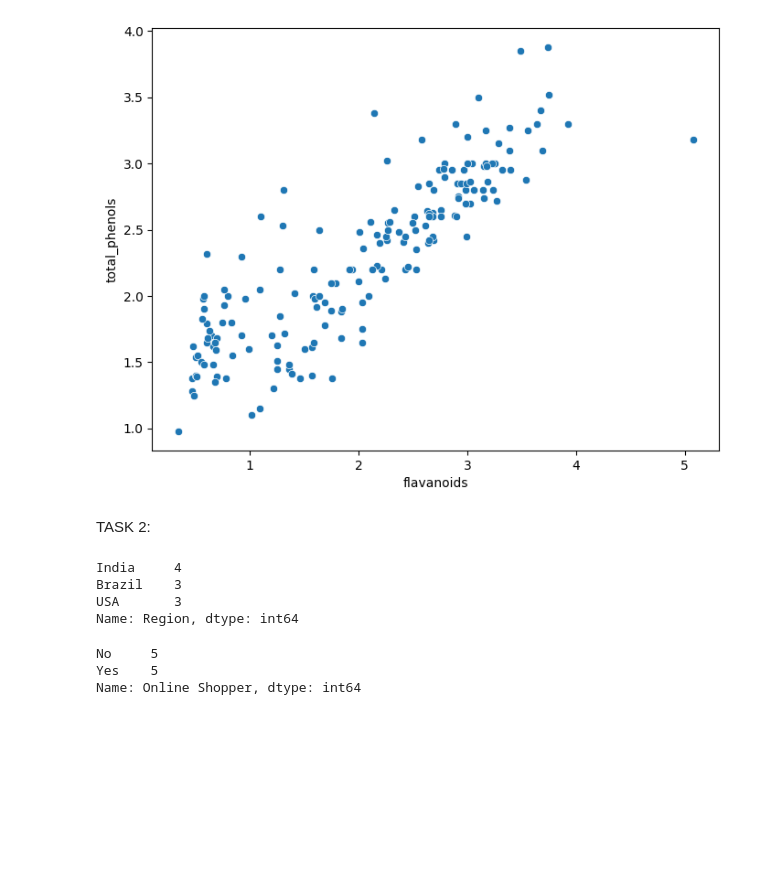
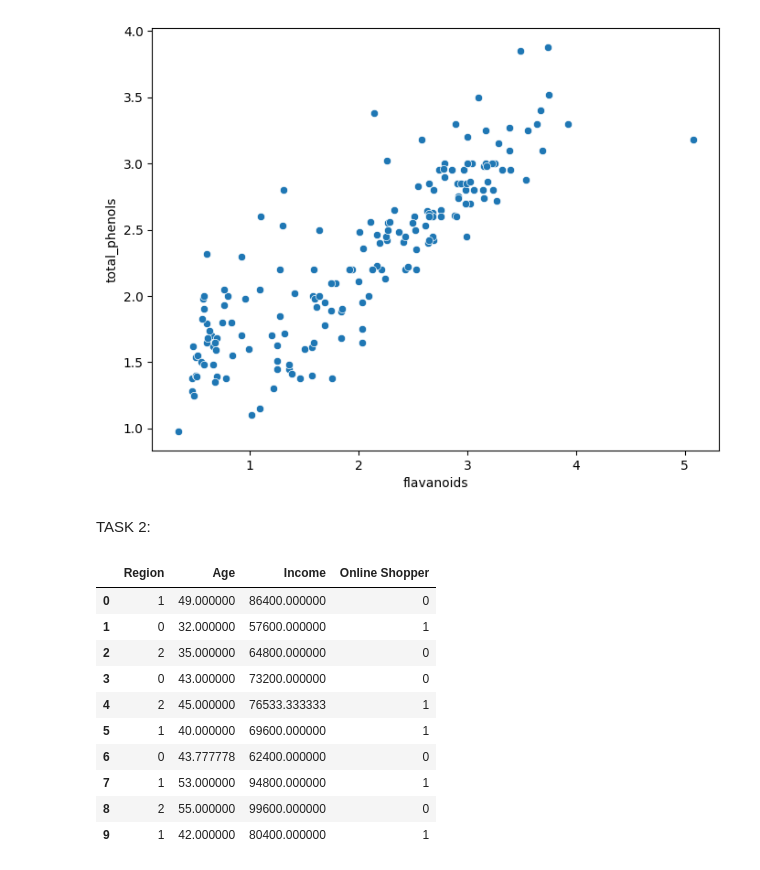
Before and after one commit to arnav-exe/data-mining-assignment-1, a Jupyter notebook: ECS607U_Data_Mining_Assignment_1.ipynb, the cells around one changed output. Drawn from its saved outputs; the diff is of its cells as text; code cells hidden in the pictures; blank space fills up the shorter version.

```diff
--- a/ECS607U_Data_Mining_Assignment_1.ipynb
+++ b/ECS607U_Data_Mining_Assignment_1.ipynb
@@ -179,13 +177,25 @@ USE EITHER LABEL ENCODING OR ONE-HOT ENCODING
-# %%
-income_df["Region"].value_counts()
-# %% [output]
-India     4
-Brazil    3
-USA       3
-Name: Region, dtype: int64
-# %%
-income_df["Online Shopper"].value_counts()
-# %% [output]
-No     5
-Yes    5
-Name: Online Shopper, dtype: int64
+# %%
+# replacing categorical features with numerical features (using label encoding from sklearn.preprocessing):
+label_encoder = LabelEncoder(); # instantiating label encoder
+# %%
+# converting categorical features of "Region" column to numerical features
+label_encoder.fit(income_df["Region"].unique())
+income_df["Region"] = label_encoder.transform(income_df["Region"])
+# %%
+# converting categorical features of "Online Shopper" column to numerical features
+label_encoder.fit(income_df["Online Shopper"].unique())
+income_df["Online Shopper"] = label_encoder.transform(income_df["Online Shopper"])
+# %%
+income_df[:10] #printing results
+# %% [output]
+|  | Region | Age | Income | Online Shopper |
+| 0 | 1 | 49.000000 | 86400.000000 | 0 |
+| 1 | 0 | 32.000000 | 57600.000000 | 1 |
+| 2 | 2 | 35.000000 | 64800.000000 | 0 |
+| 3 | 0 | 43.000000 | 73200.000000 | 0 |
+| 4 | 2 | 45.000000 | 76533.333333 | 1 |
+| 5 | 1 | 40.000000 | 69600.000000 | 1 |
+| 6 | 0 | 43.777778 | 62400.000000 | 0 |
+| 7 | 1 | 53.000000 | 94800.000000 | 1 |
+| 8 | 2 | 55.000000 | 99600.000000 | 0 |
+| 9 | 1 | 42.000000 | 80400.000000 | 1 |
```
Also changed, not shown: parts of 3 cells of this notebook.
